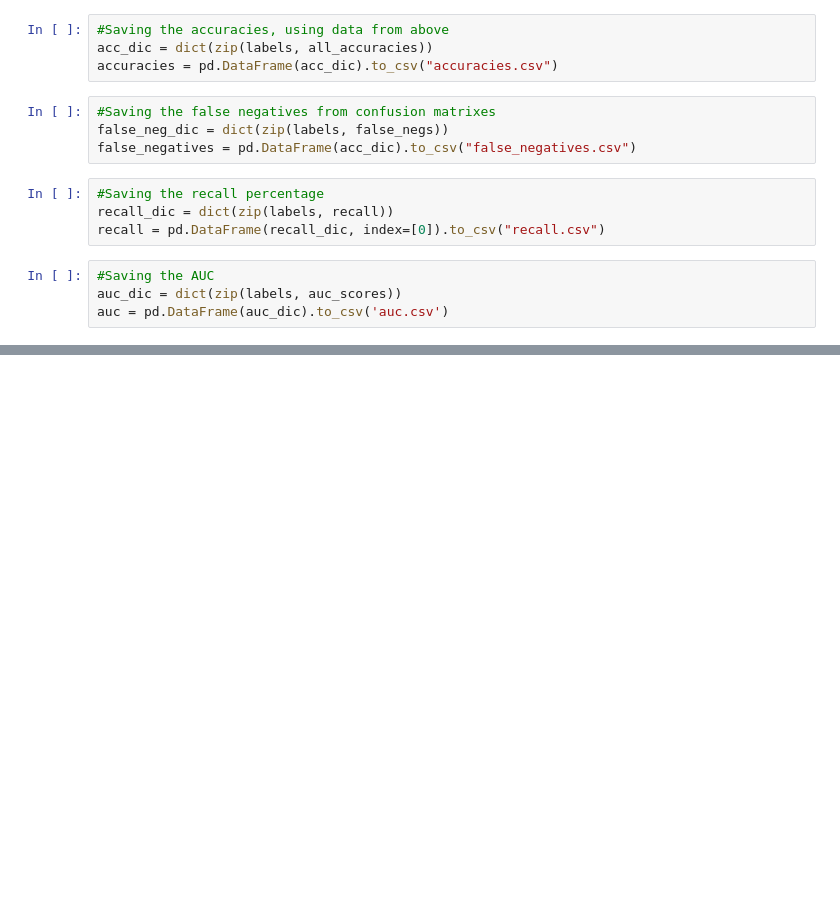
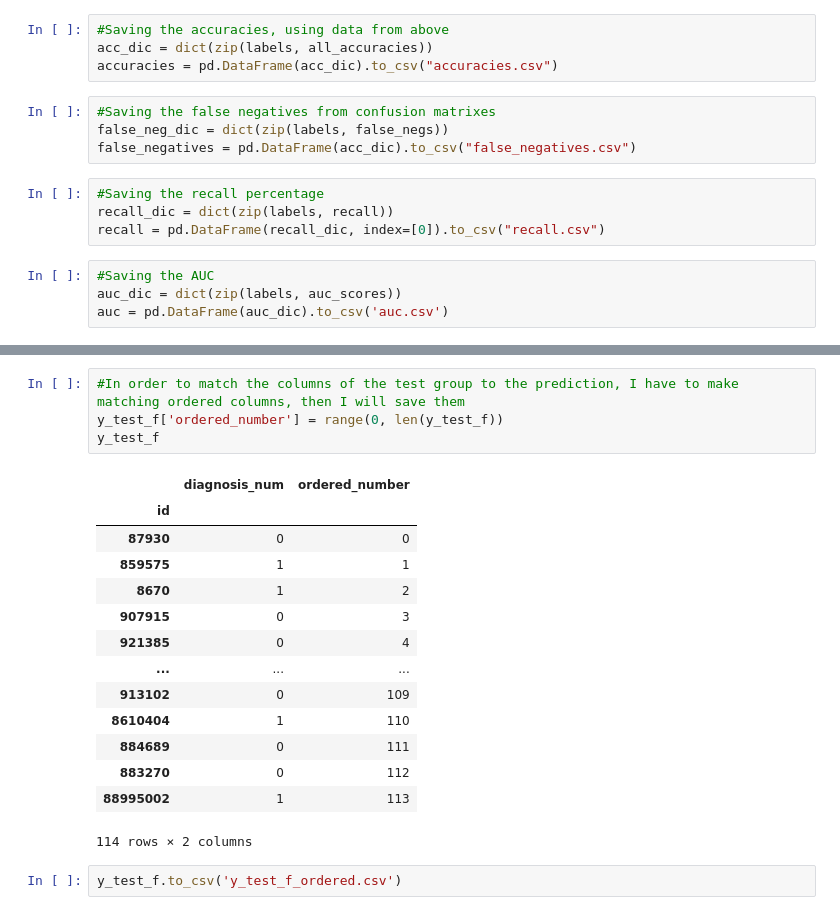
Before and after one commit to dawgtree/CapstoneThreeProject, a Jupyter notebook: Cancer Diagnosis Capstone Project Modeling.ipynb, the cells around one changed output, grey strips where cells are left out. Cells and saved outputs as stored; diff of their text form; blank space fills up the shorter version.

Commit message:
Updated data to be saved for tableau

```diff
--- a/Cancer Diagnosis Capstone Project Modeling.ipynb
+++ b/Cancer Diagnosis Capstone Project Modeling.ipynb
@@ -726,0 +750,21 @@ auc = pd.DataFrame(auc_dic).to_csv('auc.csv')
+# %%
+#In order to match the columns of the test group to the prediction, I have to make matching ordered columns, then I will save them
+y_test_f['ordered_number'] = range(0, len(y_test_f))
+y_test_f
+# %% [output]
+|  | diagnosis_num | ordered_number |
+| id |  |  |
+| 87930 | 0 | 0 |
+| 859575 | 1 | 1 |
+| 8670 | 1 | 2 |
+| 907915 | 0 | 3 |
+| 921385 | 0 | 4 |
+| ... | ... | ... |
+| 913102 | 0 | 109 |
+| 8610404 | 1 | 110 |
+| 884689 | 0 | 111 |
+| 883270 | 0 | 112 |
+| 88995002 | 1 | 113 |
+114 rows × 2 columns
+# %%
+y_test_f.to_csv('y_test_f_ordered.csv')
```
Also changed, not shown: parts of 18 cells of this notebook, 1 other file.
